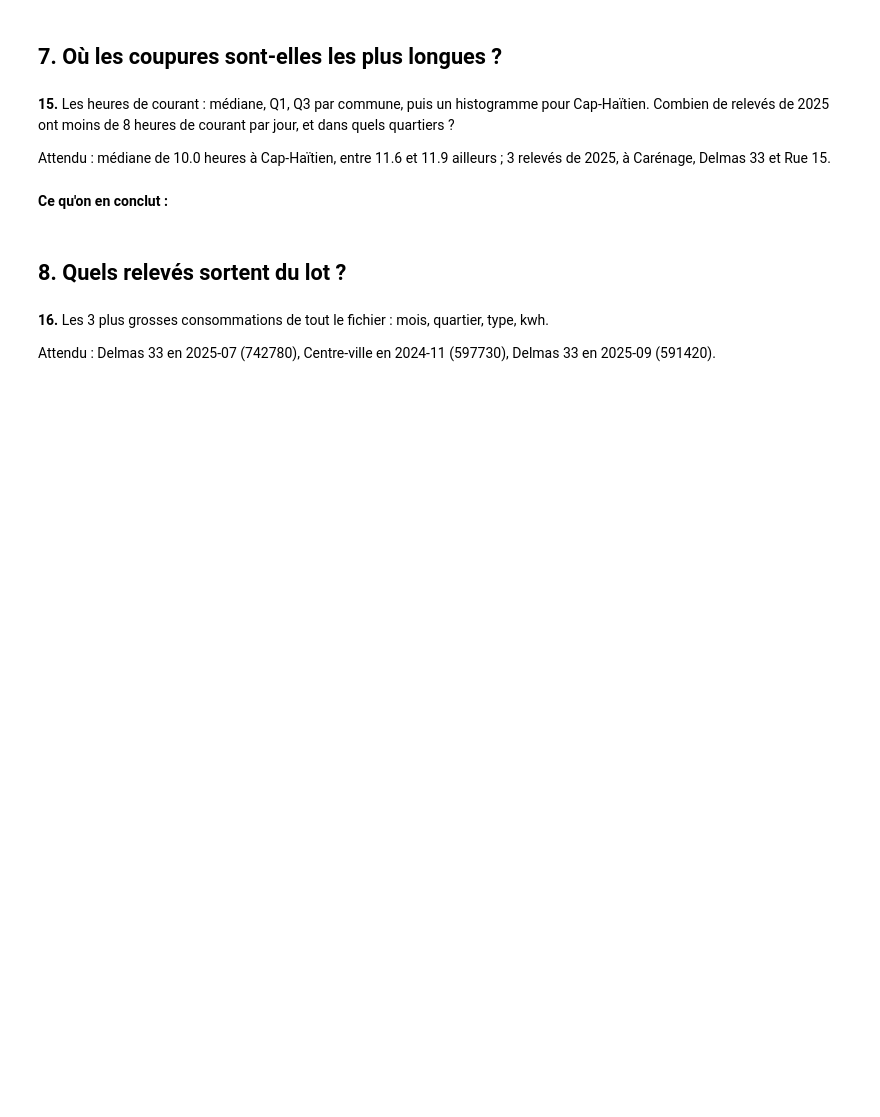
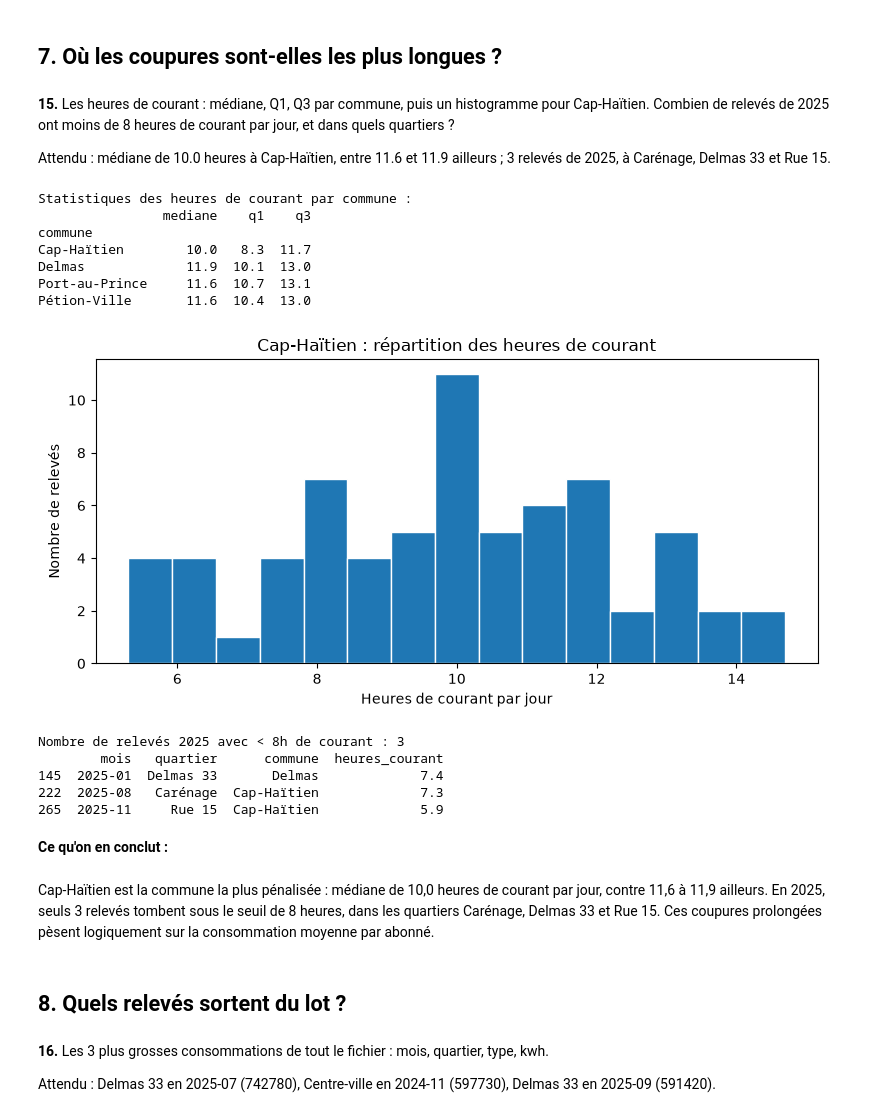
Before and after one commit to legrandabner05-hub/exercice-electricite, a Jupyter notebook: exploration.ipynb, the cells around one changed output. Saved outputs shown, nothing was run; the diff lists cells and outputs as text; code cells hidden in the pictures; blank space fills up the shorter version.

```diff
--- a/exploration.ipynb
+++ b/exploration.ipynb
@@ -281,8 +377,50 @@ Attendu : 0.76 avec les heures de courant, -0.15 avec la température.
 **15.** Les heures de courant : médiane, Q1, Q3 par commune, puis un histogramme pour Cap-Haïtien. Combien de relevés de 2025 ont moins de 8 heures de courant par jour, et dans quels quartiers ?
 
 Attendu : médiane de 10.0 heures à Cap-Haïtien, entre 11.6 et 11.9 ailleurs ; 3 relevés de 2025, à Carénage, Delmas 33 et Rue 15.
+# %%
+import matplotlib.pyplot as plt
+
+# 1. Statistiques par commune
+resume = donnees_propres.groupby("commune")["heures_courant"].agg(
+    mediane="median",
+    q1=lambda s: s.quantile(0.25),
+    q3=lambda s: s.quantile(0.75),
+).round(1)
+print("Statistiques des heures de courant par commune :")
+print(resume)
+
+# 2. Histogramme Cap-Haïtien
+cap_ha = donnees_propres[donnees_propres["commune"] == "Cap-Haïtien"]["heures_courant"]
+fig, ax = plt.subplots(figsize=(8, 4))
+ax.hist(cap_ha, bins=15, edgecolor="white")
+ax.set_title("Cap-Haïtien : répartition des heures de courant")
+ax.set_xlabel("Heures de courant par jour")
+ax.set_ylabel("Nombre de relevés")
+plt.tight_layout()
+plt.show()
+
+# 3. Relevés de 2025 sous le seuil de 8h
+sous_seuil = donnees_propres[(donnees_propres["annee"] == 2025) & (donnees_propres["heures_courant"] < 8)]
+print("Nombre de relevés 2025 avec < 8h de courant :", len(sous_seuil))
+print(sous_seuil[["mois", "quartier", "commune", "heures_courant"]])
+# %% [output]
+Statistiques des heures de courant par commune :
+                mediane    q1    q3
+commune
+Cap-Haïtien        10.0   8.3  11.7
+Delmas             11.9  10.1  13.0
+Port-au-Prince     11.6  10.7  13.1
+Pétion-Ville       11.6  10.4  13.0
+[figure, added]
+Nombre de relevés 2025 avec < 8h de courant : 3
+        mois   quartier      commune  heures_courant
+145  2025-01  Delmas 33       Delmas             7.4
+222  2025-08   Carénage  Cap-Haïtien             7.3
+265  2025-11     Rue 15  Cap-Haïtien             5.9
 # %% [markdown]
 **Ce qu'on en conclut :**
+# %% [markdown]
+Cap-Haïtien est la commune la plus pénalisée : médiane de 10,0 heures de courant par jour, contre 11,6 à 11,9 ailleurs. En 2025, seuls 3 relevés tombent sous le seuil de 8 heures, dans les quartiers Carénage, Delmas 33 et Rue 15. Ces coupures prolongées pèsent logiquement sur la consommation moyenne par abonné.
 # %% [markdown]
 ## 8. Quels relevés sortent du lot ?
 # %% [markdown]
```
Also changed, not shown: parts of 9 cells of this notebook.
